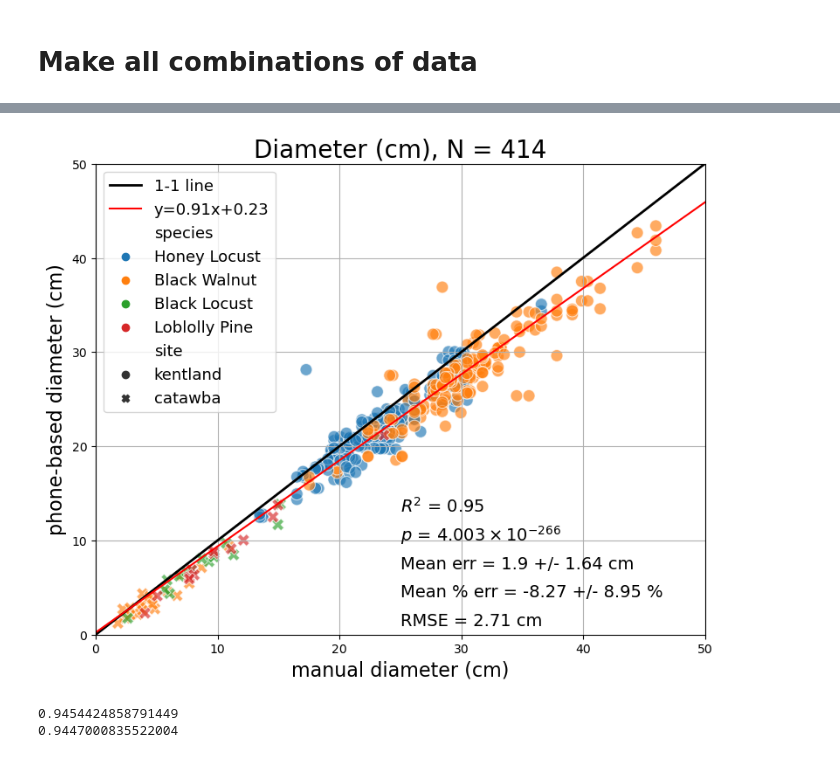
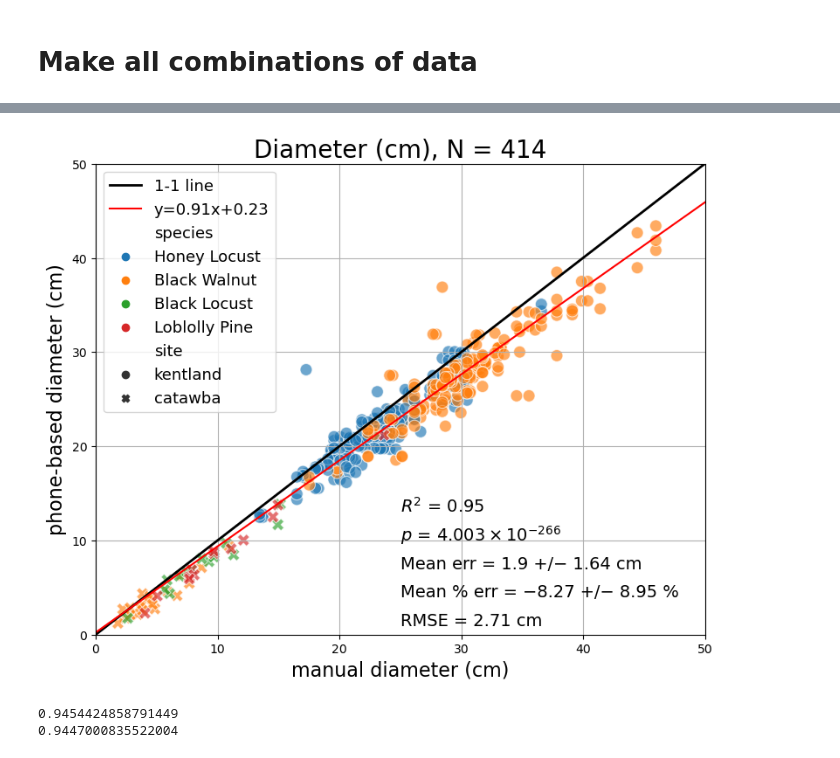
Before and after one commit to WorkingTrees/SamplingPaper, a Jupyter notebook: code/compile_process_analyze_FIN.ipynb, the cells around one changed output, grey strips where cells are left out. Cells and saved outputs as stored; diff of their text form; code cells hidden in the pictures.

```diff
--- a/code/compile_process_analyze_FIN.ipynb
+++ b/code/compile_process_analyze_FIN.ipynb
@@ -729,36 +729,36 @@ ax.plot([0,300],[0,300],'k-', lw=2, label = '1-1 line')
 slope, intercept, r_value, p_value, std_err = stats.linregress(diam_all['manual'].astype(float), diam_all['app'].astype(float))
 
 # Mean absolute error
 mae = np.nanmean((diam_all['app'] - diam_all['manual']))
 mae_std = np.nanstd(abs(diam_all['app'] - diam_all['manual']))
 mape = np.nanmean(((diam_all['app'] - diam_all['manual']) / diam_all['manual'])) * 100
 mape_std = np.nanstd(((diam_all['app'] - diam_all['manual']) / diam_all['manual'])) * 100
 rmse = ((diam_all['app'] - diam_all['manual']) ** 2).mean() ** .5
 
 # regression line
 line = slope*np.linspace(0,300)+ intercept
 plt.plot(np.linspace(0,300), line, 'r', label='y={:.2f}x+{:.2f}'.format(slope,intercept))
 plt.annotate("$R^2$ = {}".format(str(round(r_value**2,2))), [25,13], size = 14)
 plt.annotate("$p$ = {}".format(sci_notation(p_value)), [25,10], size = 14)
 
-plt.annotate("Mean err = {} +/- {} cm".format(str(round(abs(mae),2)),str(round(mae_std,2))), [25,7], size = 14)
-plt.annotate("Mean % err = {} +/- {} %".format(str(round(mape,2)),str(round(mape_std,2))), [25,4], size = 14)
+plt.annotate("Mean err = {} +/\u2212 {} cm".format(str(round(abs(mae),2)),str(round(mae_std,2))), [25,7], size = 14)
+plt.annotate("Mean % err = \u2212{} +/\u2212 {} %".format(str(round(abs(mape),2)),str(round(mape_std,2))), [25,4], size = 14)
 plt.annotate("RMSE = {} cm".format(str(round(rmse,2))), [25,1], size = 14)
 
 ax.legend(fontsize = 13)
 ax.set_xlim(0,50)
 ax.set_ylim(0,50)
 
 plt.xlabel("manual diameter (cm)", size = 16)
 plt.ylabel("phone-based diameter (cm)", size = 16)
 
 
 titlestr = "Diameter (cm), N = {}".format(str(len(diam_all)))
 plt.title(titlestr, size = 20)
 plt.grid()
 plt.show()
 # %% [output]
-[figure, old version]
+[figure, new version]
 # %%
 def concordance_corr_coeff(x,y,correlation):
     numerator = 2 * correlation * np.nanstd(x) * np.nanstd(y)
```
Also changed, not shown: parts of 4 cells of this notebook.
